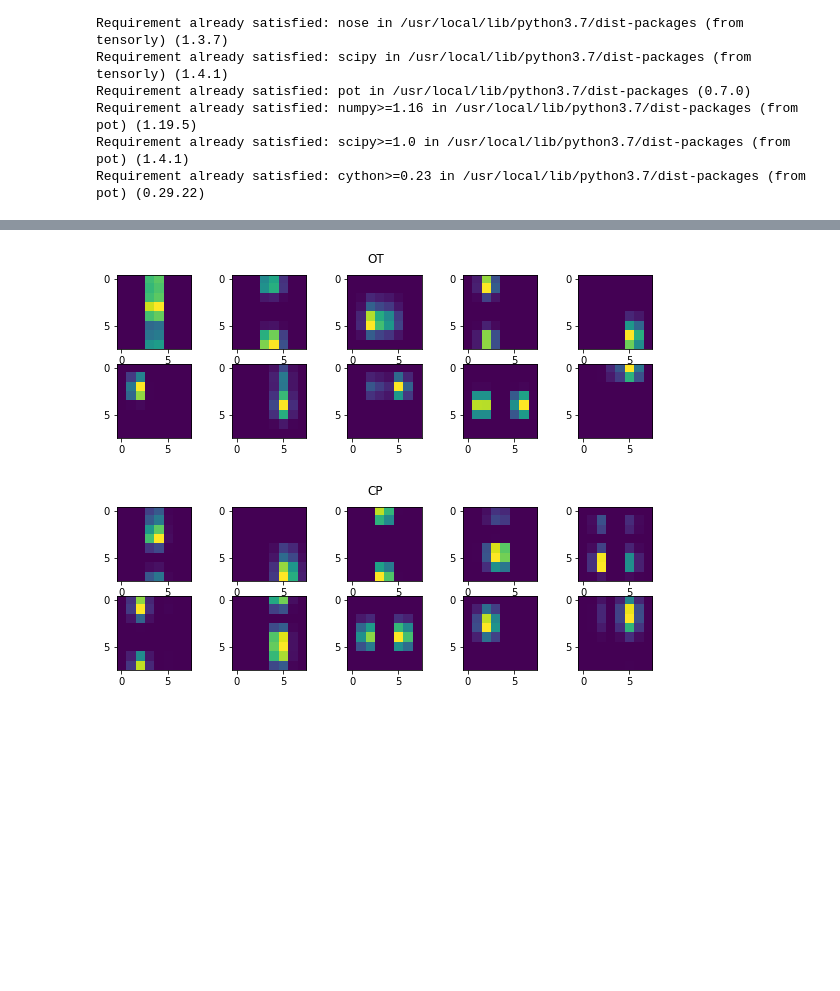
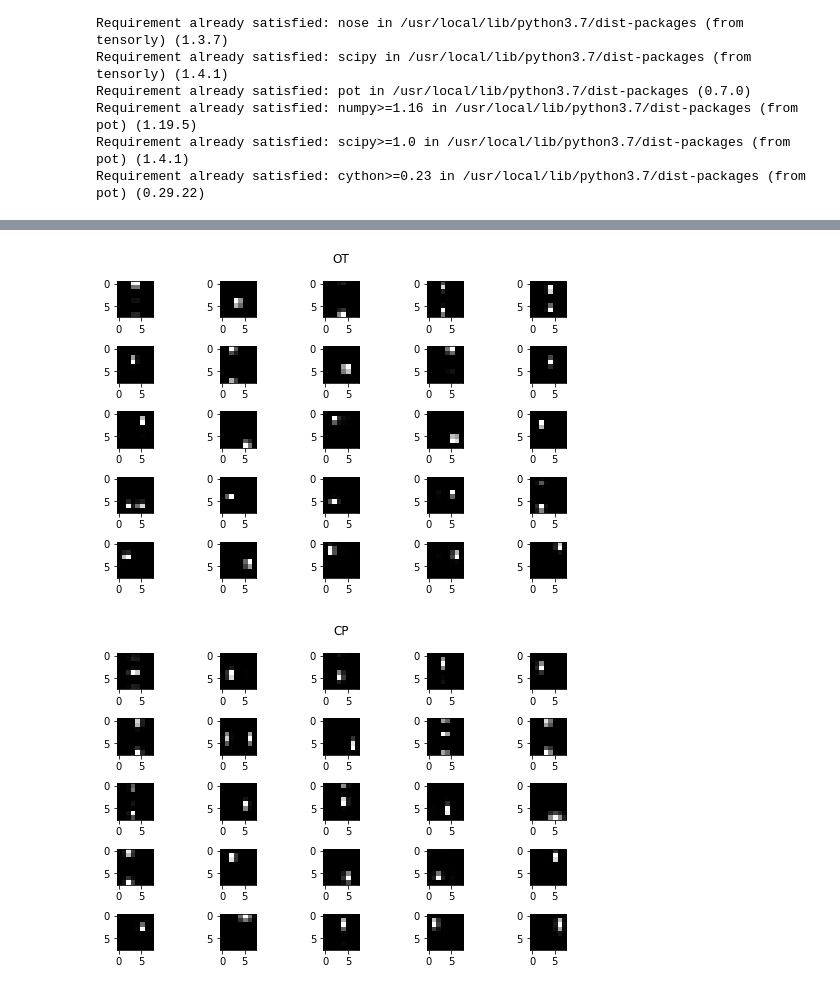
Before and after one commit to zsteve/wtf, a Jupyter notebook: examples/digits.ipynb, the cells around one changed output, grey strips where cells are left out. Drawn from its saved outputs; the diff is of its cells as text; code cells hidden in the pictures; blank space fills up the shorter version.

```diff
--- a/examples/digits.ipynb
+++ b/examples/digits.ipynb
@@ -52,9 +52,8 @@ train_idx = perm[:750]
 test_idx = perm[750:]
 
 sizex, sizey = (8, 8)
-X = tl.tensor([x for x in data_digits.images], dtype = tl_dtype)
-X = X/X.sum(-1).sum(-1).mean()
-plt.hist(X.sum(-1).sum(-1))
+X = tl.tensor([wtf.normalise(x) for x in data_digits.images], dtype = tl_dtype)
+# X = X/X.sum(-1).sum(-1).mean()
 
 X_test = X[test_idx]
 X_train = X[train_idx]
@@ -75,7 +72,7 @@ C_full = torch.Tensor(C_full/C_full.mean()).to(device)
 # %%
 # now pick multilinear rank
 d = 3
-r = [10, ]*3
+r = [25, ]*3
 S = tl.zeros(r).to(device)
 for i in range(r[0]):
     S[i, i, i] = 1
@@ -99,26 +96,30 @@ X0_train = X_train.to(device)
 # eps = np.array([np.ones(3), ]*n_iter)*0.01
 n_iter = 10
 lr = np.ones(n_iter)
-lamda = np.array([np.ones(3), ]*n_iter)*25
+lamda = np.array([np.ones(3), ]*n_iter)*5
 optim_modes = [0, ]
-rho = np.array([np.array([0.05/r[0], 0.05/r[0], 0.05/r[0]]), ]*n_iter)
+rho = np.array([np.array([1e-2, 1e-2, 1e-2]), ]*n_iter)
 eps = np.array([np.ones(3), ]*n_iter)*0.01
+# %%
+A[0] = (A[0].T/A[0].sum(1)).T
+A[1] = A[1]/A[1].sum(0)
+A[2] = A[2]/A[2].sum(0)
 # %%
-max_iter, print_inter, check_iter, tol, unbal = (100, 10, 10, 1e-2, True)
+max_iter, print_inter, check_iter, tol, unbal = (250, 10, 10, 1e-2, True)
 for i in range(n_iter):
     print("Block iteration ", i)
     print("Mode 0")
-    m0 = wtf.FactorsModel(X0_train, 0, None, S, A, rho[i, :], eps[i, :], lamda[i, :], optim_modes, ot_mode = "slice", U_init = None, C_full = C_full, device = device, unbal = unbal)
+    m0 = wtf.FactorsModel(X0_train, 0, None, S, A, rho[i, :], eps[i, :], lamda[i, :], optim_modes, ot_mode = "slice", U_init = None, C_full = C_full, device = device, unbal = unbal, norm = "row")
     wtf.solve(m0, lr = lr[i], mode = "lbfgs", max_iter = max_iter, print_inter = print_inter, check_iter = check_iter, tol = tol)
     print(m0.U[0].max())
     A[0] = m0.compute_primal_variable().detach()
     print("Mode 1")
-    m1 = wtf.FactorsModel(X0_train, 1, None, S, A, rho[i, :], eps[i, :], lamda[i, :], optim_modes, ot_mode = "slice", U_init = None, C_full = C_full, device = device, unbal = unbal)
+    m1 = wtf.FactorsModel(X0_train, 1, None, S, A, rho[i, :], eps[i, :], lamda[i, :], optim_modes, ot_mode = "slice", U_init = None, C_full = C_full, device = device, unbal = unbal, norm = "col")
     wtf.solve(m1, lr = lr[i], mode = "lbfgs", max_iter = max_iter, print_inter = print_inter, check_iter = check_iter, tol = tol)
     print(m1.U[0].max())
     A[1] = m1.compute_primal_variable().detach()
     print("Mode 2")
-    m2 = wtf.FactorsModel(X0_train, 2, None, S, A, rho[i, :], eps[i, :], lamda[i, :], optim_modes, ot_mode = "slice", U_init = None, C_full = C_full, device = device, unbal = unbal)
+    m2 = wtf.FactorsModel(X0_train, 2, None, S, A, rho[i, :], eps[i, :], lamda[i, :], optim_modes, ot_mode = "slice", U_init = None, C_full = C_full, device = device, unbal = unbal, norm = "col")
     wtf.solve(m2, lr = lr[i], mode = "lbfgs", max_iter = max_iter, print_inter = print_inter, check_iter = check_iter, tol = tol)
     print(m2.U[0].max())
     A[2] = m2.compute_primal_variable().detach()
@@ -225,23 +226,25 @@ for i in range(40):
 # %%
 def outer(u, v):
     return u.reshape(-1, 1) * v.reshape(1, -1)
 
-plt.figure(figsize = (10, 3))
+plt.figure(figsize = (7.5, 5))
 plt.suptitle("OT")
 perm = np.array(np.argsort(A[0].sum(0).cpu()))[::-1]
-for i in range(10):
-    plt.subplot(2, 5, i+1)
-    plt.imshow(outer(A[1][:, perm[i]], A[2][:, perm[i]]).cpu())
+for i in range(r[0]):
+    plt.subplot(5, 5, i+1)
+    plt.imshow(outer(A[1][:, perm[i]], A[2][:, perm[i]]).cpu(), cmap = "gray")
+plt.tight_layout()
 
-plt.figure(figsize = (10, 3))
+plt.figure(figsize = (7.5, 5))
 plt.suptitle("CP")
 perm = np.array(np.argsort(factor_cp_train.factors[0].sum(0)))[::-1]
-for i in range(10):
-    plt.subplot(2, 5, i+1)
-    plt.imshow(outer(factor_cp_train.factors[1][:, perm[i]], factor_cp_train.factors[2][:, perm[i]]).cpu())
+for i in range(r[0]):
+    plt.subplot(5, 5, i+1)
+    plt.imshow(outer(factor_cp_train.factors[1][:, perm[i]], factor_cp_train.factors[2][:, perm[i]]).cpu(), cmap = "gray")
+plt.tight_layout()
 # %% [output]
-[figure, old version]
+[figure, new version]
-[figure, old version]
+[figure, new version]
 # %%
 plt.scatter(np.arange(d_ot.shape[0]), (d_ot - d_baseline)/d_baseline, alpha = 0.5)
 plt.hlines(0, 0, d_ot.shape[0], color = "red")
```
Also changed, not shown: parts of 16 cells of this notebook, 2 other files.
